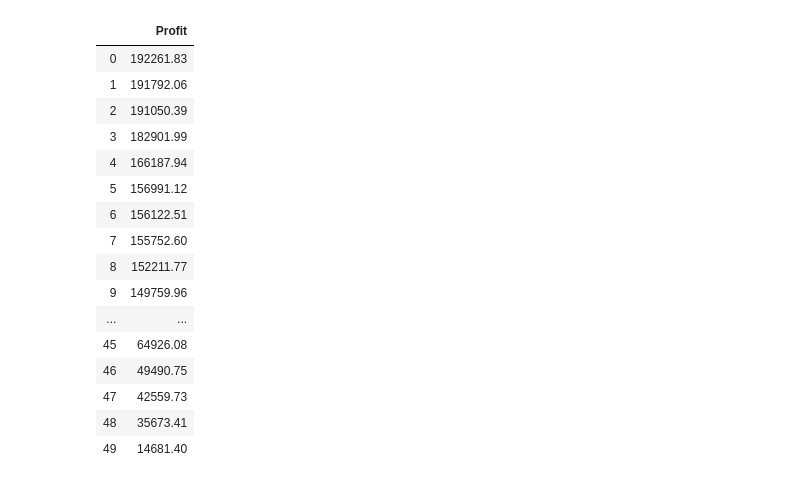
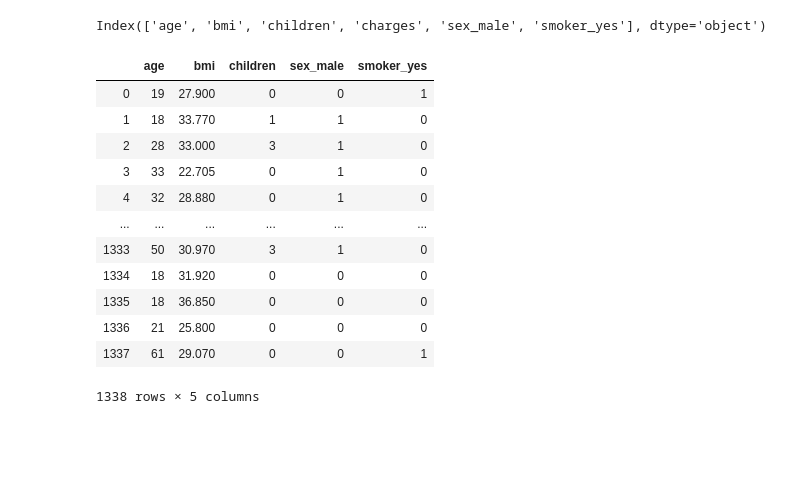
Before and after one commit to sharanRV/MachineLearning, a Jupyter notebook: Decision_Tree.ipynb, the cells around one changed output. Cells and saved outputs as stored; diff of their text form; code cells hidden in the pictures; blank space fills up the shorter version.

```diff
--- a/Decision_Tree.ipynb
+++ b/Decision_Tree.ipynb
@@ -79,22 +38,22 @@ independent
-# %%
-#outputvariable
-dependent=dataset[['Profit']]
-dependent
-# %% [output]
-|  | Profit |
-| 0 | 192261.83 |
-| 1 | 191792.06 |
-| 2 | 191050.39 |
-| 3 | 182901.99 |
-| 4 | 166187.94 |
-| 5 | 156991.12 |
-| 6 | 156122.51 |
-| 7 | 155752.60 |
-| 8 | 152211.77 |
-| 9 | 149759.96 |
-| ... | ... |
-| 45 | 64926.08 |
-| 46 | 49490.75 |
-| 47 | 42559.73 |
-| 48 | 35673.41 |
-| 49 | 14681.40 |
+# %%
+dataset.columns
+# %% [output]
+Index(['age', 'bmi', 'children', 'charges', 'sex_male', 'smoker_yes'], dtype='object')
+# %%
+#splitinputandoutputvariable
+independent=dataset[['age', 'bmi', 'children','sex_male', 'smoker_yes']]
+independent
+# %% [output]
+|  | age | bmi | children | sex_male | smoker_yes |
+| 0 | 19 | 27.900 | 0 | 0 | 1 |
+| 1 | 18 | 33.770 | 1 | 1 | 0 |
+| 2 | 28 | 33.000 | 3 | 1 | 0 |
+| 3 | 33 | 22.705 | 0 | 1 | 0 |
+| 4 | 32 | 28.880 | 0 | 1 | 0 |
+| ... | ... | ... | ... | ... | ... |
+| 1333 | 50 | 30.970 | 3 | 1 | 0 |
+| 1334 | 18 | 31.920 | 0 | 0 | 0 |
+| 1335 | 18 | 36.850 | 0 | 0 | 0 |
+| 1336 | 21 | 25.800 | 0 | 0 | 0 |
+| 1337 | 61 | 29.070 | 0 | 0 | 1 |
+1338 rows × 5 columns
```
Also changed, not shown: parts of 11 cells of this notebook, 3 other files.
